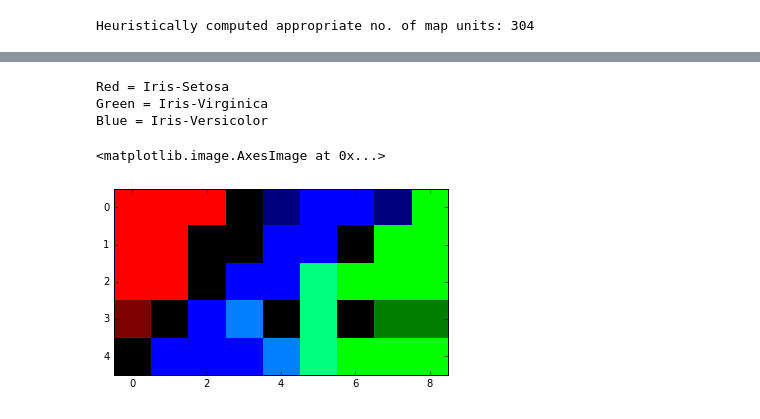
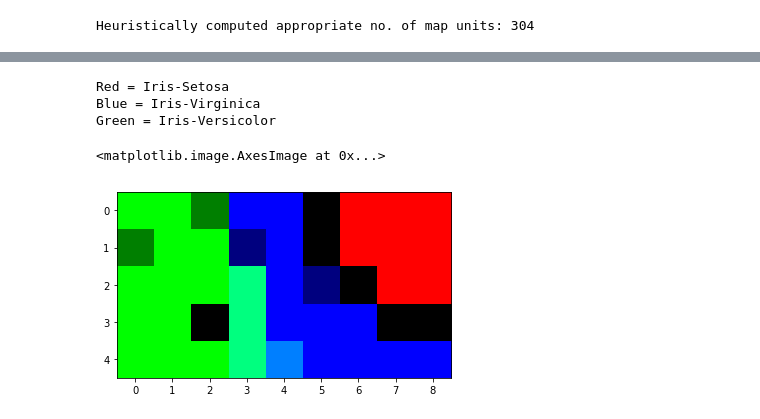
Before and after one commit to JRC1995/Self-Organizing-Map, a Jupyter notebook: SOM.ipynb, the cells around one changed output, grey strips where cells are left out. Drawn from its saved outputs; the diff is of its cells as text; code cells hidden in the pictures.

```diff
--- a/SOM.ipynb
+++ b/SOM.ipynb
@@ -49,20 +49,4 @@ print "Heuristically computed appropriate no. of map units: "+str(int(map_units)
 #from data length. I will still be specifying the SOM dimensions manually, anyway.
 # %% [output]
 Heuristically computed appropriate no. of map units: 304
-# %%
-input_dimensions = 4
-
-map_width = 9
-map_height = 5
-MAP = np.random.uniform(size=(map_height,map_width,input_dimensions))
-prev_MAP = np.zeros((map_height,map_width,input_dimensions))
-
-radius0 = max(map_width,map_height)/2
-learning_rate0 = 0.1
-
-coordinate_map = np.zeros([map_height,map_width,2],dtype=np.int32)
-
-for i in xrange(0,map_height):
-    for j in xrange(0,map_width):
-        coordinate_map[i][j] = [i,j]
 # %%
@@ -140,44 +182,45 @@ print J
 # %%
-import matplotlib.pyplot as plt
 from scipy.misc import toimage
-%matplotlib inline
+from PIL import Image
+
 
 BMU = np.zeros([2],dtype=np.int32)
 result_map = np.zeros([map_height,map_width,3],dtype=np.float32)
 
 i=0
 for pattern in patterns:
 
-    Eucli_MAP = Eucli_dists(MAP,pattern)
+    pattern_ary = np.tile(pattern, (map_height, map_width, 1))
+    Eucli_MAP = np.linalg.norm(pattern_ary - MAP_final, axis=2)
 
-    BMU[0] = np.argmin(np.amin(Eucli_MAP,1),0)
-    BMU[1] = np.argmin(Eucli_MAP,1)[int(BMU[0])]
+    # Get the best matching unit(BMU) which is the one with the smallest Euclidean distance
+    BMU = np.unravel_index(np.argmin(Eucli_MAP, axis=None), Eucli_MAP.shape)
 
     x = BMU[0]
     y = BMU[1]
 
     if classes[i] == 'Iris-setosa':
         if result_map[x][y][0] <= 0.5:
             result_map[x][y] += np.asarray([0.5,0,0])
     elif classes[i] == 'Iris-virginica':
         if result_map[x][y][1] <= 0.5:
             result_map[x][y] += np.asarray([0,0.5,0])
     elif classes[i] == 'Iris-versicolor':
         if result_map[x][y][2] <= 0.5:
             result_map[x][y] += np.asarray([0,0,0.5])
     i+=1
 result_map = np.flip(result_map,0)
 
 #print result_map
 
-print "\nRed = Iris-Setosa"
-print "Green = Iris-Virginica"
-print "Blue = Iris-Versicolor\n"
+print("Red = Iris-Setosa")
+print("Blue = Iris-Virginica")
+print("Green = Iris-Versicolor")
 
-plt.imshow(toimage(result_map),interpolation='nearest')
+plt.imshow(result_map, interpolation='nearest')
 # %% [output]
 Red = Iris-Setosa
-Green = Iris-Virginica
-Blue = Iris-Versicolor
+Blue = Iris-Virginica
+Green = Iris-Versicolor
 <matplotlib.image.AxesImage at 0x...>
-[figure, old version]
+[figure, new version]
```
Also changed, not shown: parts of 5 cells of this notebook.
